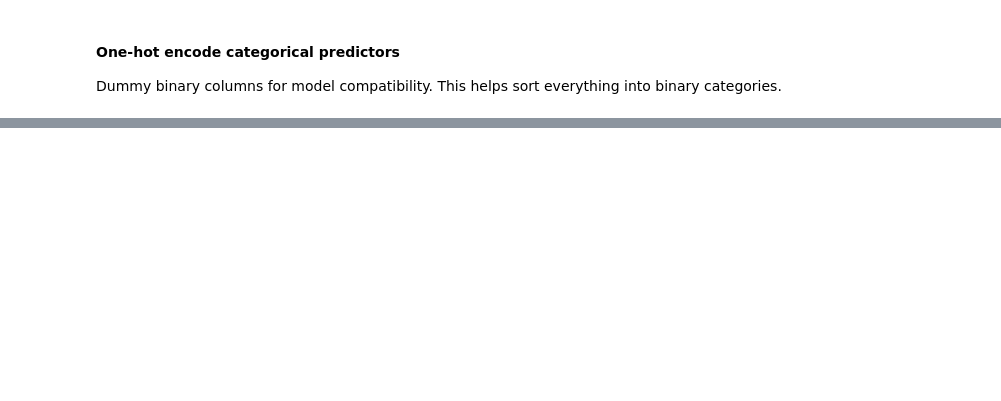
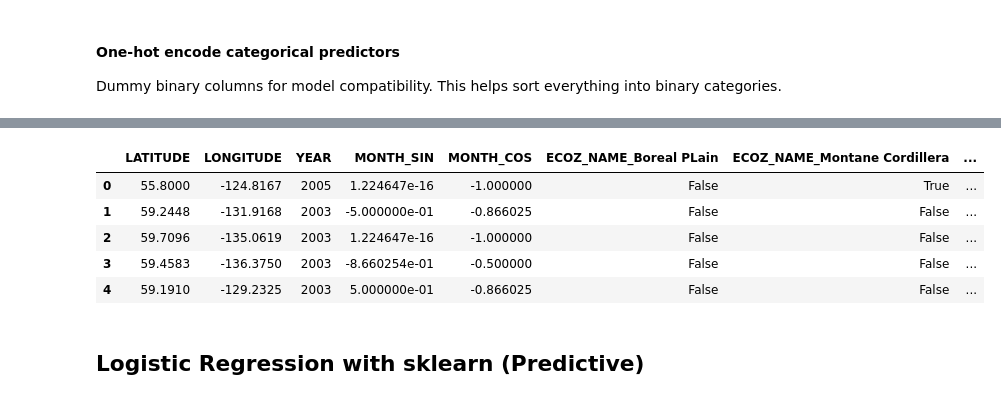
Before and after one commit to cda79/IAT461-Final, a Jupyter notebook: IAT461_wildfires.ipynb, the cells around one changed output, grey strips where cells are left out. Cells and saved outputs as stored; diff of their text form; code cells hidden in the pictures; blank space fills up the shorter version.

```diff
--- a/IAT461_wildfires.ipynb
+++ b/IAT461_wildfires.ipynb
@@ -642,6 +665,8 @@ df = df.drop(columns=['CAUSE'])
+# %%
+raw_numeric = ['LATITUDE', 'LONGITUDE', 'YEAR']
 # %% [markdown]
 #### One-hot encode categorical predictors
 Dummy binary columns for model compatibility. This helps sort everything into binary categories.
 # %%
-df['ECOZ_NAME'] = df['ECOZ_NAME'].str.strip()
-df = pd.get_dummies(df, columns=['ECOZ_NAME', 'SEASON'], drop_first=True)
+ecoz_dummies = pd.get_dummies(df['ECOZ_NAME'], prefix='ECOZ_NAME', drop_first=True)
+season_dummies = pd.get_dummies(df['SEASON'], prefix='SEASON', drop_first=True)
@@ -651,6 +672,0 @@ Scale all continuous features into one metric range to get zero mean for LS
-# %%
-from sklearn.preprocessing import StandardScaler
-
-scaler = StandardScaler()
-num_cols = ['LATITUDE', 'LONGITUDE', 'YEAR', 'MONTH', 'LOG_SIZE_HA']
-df[num_cols] = scaler.fit_transform(df[num_cols])
@@ -665,0 +675,3 @@ df.head()
+# %%
+X = pd.concat([df[raw_numeric + engineered], ecoz_dummies, season_dummies], axis=1)
+y = df['TARGET_CAUSE']
@@ -665,0 +703,11 @@ df.head()
+# %%
+X.head()
+# %% [output]
+|  | LATITUDE | LONGITUDE | YEAR | MONTH_SIN | MONTH_COS | ECOZ_NAME_Boreal PLain | ECOZ_NAME_Montane Cordillera | ... |
+| 0 | 55.8000 | -124.8167 | 2005 | 1.224647e-16 | -1.000000 | False | True | ... |
+| 1 | 59.2448 | -131.9168 | 2003 | -5.000000e-01 | -0.866025 | False | False | ... |
+| 2 | 59.7096 | -135.0619 | 2003 | 1.224647e-16 | -1.000000 | False | False | ... |
+| 3 | 59.4583 | -136.3750 | 2003 | -8.660254e-01 | -0.500000 | False | False | ... |
+| 4 | 59.1910 | -129.2325 | 2003 | 5.000000e-01 | -0.866025 | False | False | ... |
+# %% [markdown]
+## Logistic Regression with sklearn (Predictive)
```
Also changed, not shown: parts of 20 cells of this notebook.
